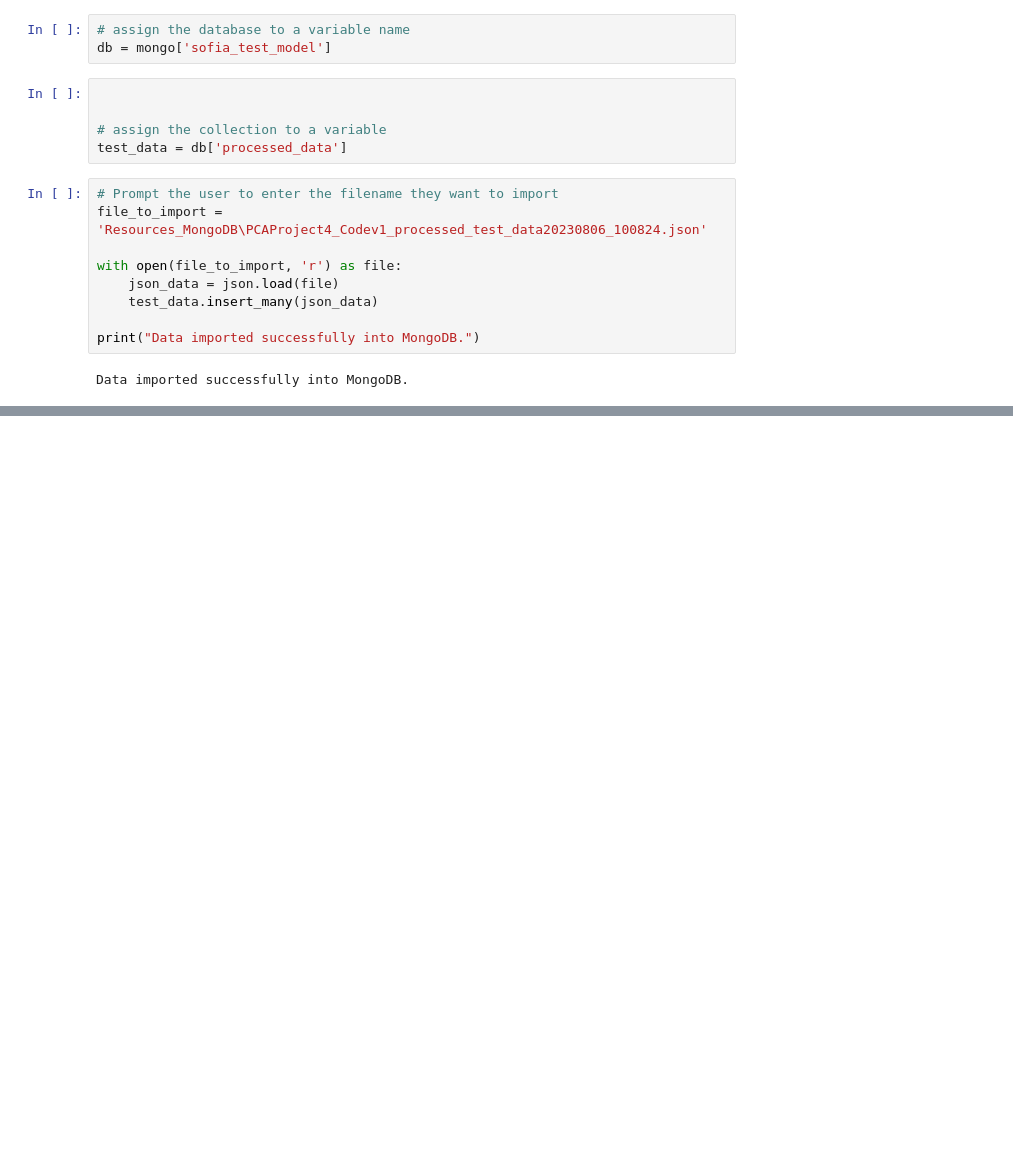
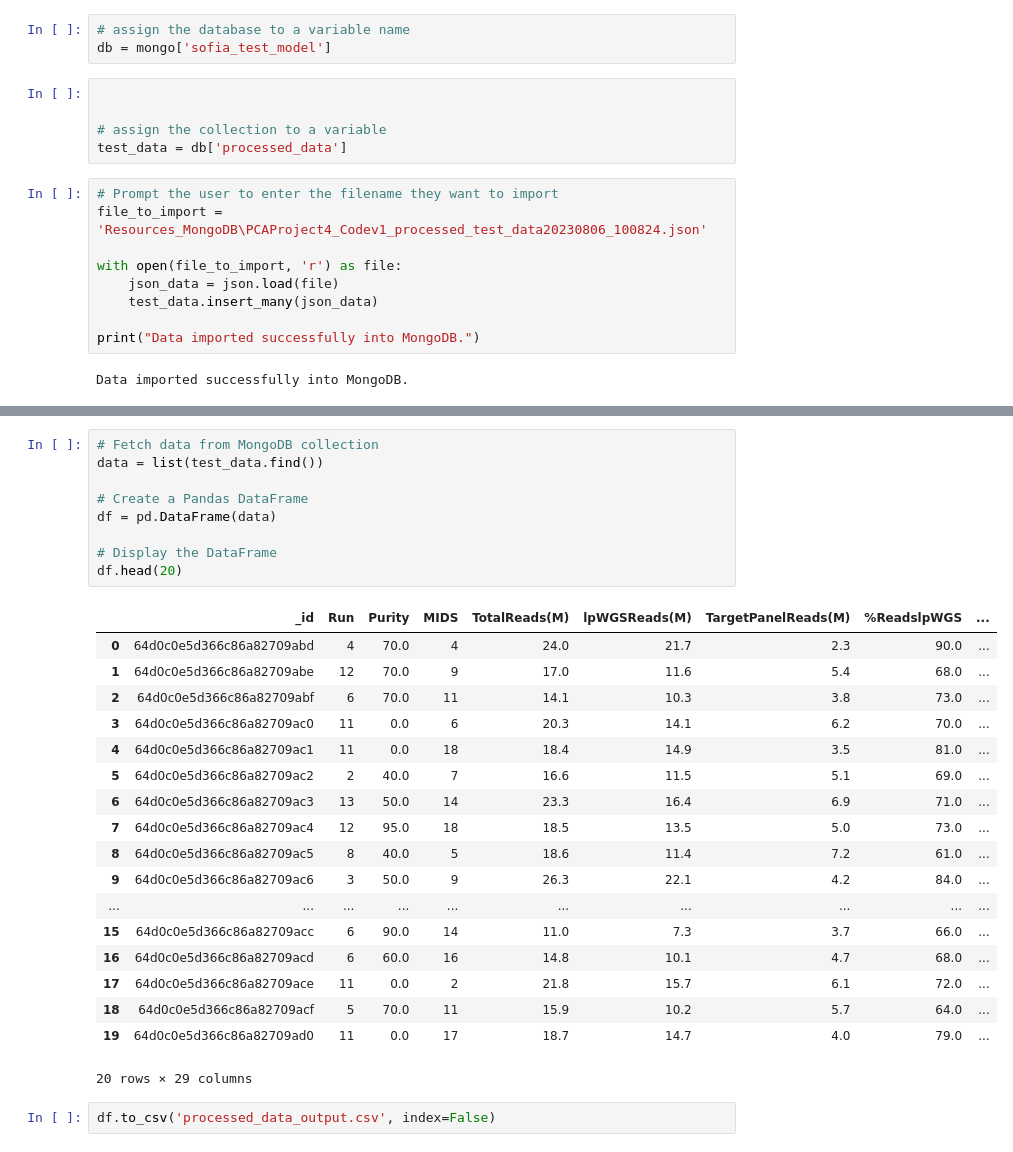
Before and after one commit to andrew-fellowes/project-four-testing-ovarian-cancer, a Jupyter notebook: Mongo_db_files-Roberto_Copy/python_db_processed_data.ipynb, the cells around one changed output, grey strips where cells are left out. Cells and saved outputs as stored; diff of their text form; blank space fills up the shorter version.

Commit message:
Outputs from Notebooks

```diff
--- a/Mongo_db_files-Roberto_Copy/python_db_processed_data.ipynb
+++ b/Mongo_db_files-Roberto_Copy/python_db_processed_data.ipynb
@@ -62,0 +63,30 @@ for document in test_data.find():
+# %%
+# Fetch data from MongoDB collection
+data = list(test_data.find())
+
+# Create a Pandas DataFrame
+df = pd.DataFrame(data)
+
+# Display the DataFrame
+df.head(20)
+# %% [output]
+|  | _id | Run | Purity | MIDS | TotalReads(M) | lpWGSReads(M) | TargetPanelReads(M) | %ReadslpWGS | ... |
+| 0 | 64d0c0e5d366c86a82709abd | 4 | 70.0 | 4 | 24.0 | 21.7 | 2.3 | 90.0 | ... |
+| 1 | 64d0c0e5d366c86a82709abe | 12 | 70.0 | 9 | 17.0 | 11.6 | 5.4 | 68.0 | ... |
+| 2 | 64d0c0e5d366c86a82709abf | 6 | 70.0 | 11 | 14.1 | 10.3 | 3.8 | 73.0 | ... |
+| 3 | 64d0c0e5d366c86a82709ac0 | 11 | 0.0 | 6 | 20.3 | 14.1 | 6.2 | 70.0 | ... |
+| 4 | 64d0c0e5d366c86a82709ac1 | 11 | 0.0 | 18 | 18.4 | 14.9 | 3.5 | 81.0 | ... |
+| 5 | 64d0c0e5d366c86a82709ac2 | 2 | 40.0 | 7 | 16.6 | 11.5 | 5.1 | 69.0 | ... |
+| 6 | 64d0c0e5d366c86a82709ac3 | 13 | 50.0 | 14 | 23.3 | 16.4 | 6.9 | 71.0 | ... |
+| 7 | 64d0c0e5d366c86a82709ac4 | 12 | 95.0 | 18 | 18.5 | 13.5 | 5.0 | 73.0 | ... |
+| 8 | 64d0c0e5d366c86a82709ac5 | 8 | 40.0 | 5 | 18.6 | 11.4 | 7.2 | 61.0 | ... |
+| 9 | 64d0c0e5d366c86a82709ac6 | 3 | 50.0 | 9 | 26.3 | 22.1 | 4.2 | 84.0 | ... |
+| ... | ... | ... | ... | ... | ... | ... | ... | ... | ... |
+| 15 | 64d0c0e5d366c86a82709acc | 6 | 90.0 | 14 | 11.0 | 7.3 | 3.7 | 66.0 | ... |
+| 16 | 64d0c0e5d366c86a82709acd | 6 | 60.0 | 16 | 14.8 | 10.1 | 4.7 | 68.0 | ... |
+| 17 | 64d0c0e5d366c86a82709ace | 11 | 0.0 | 2 | 21.8 | 15.7 | 6.1 | 72.0 | ... |
+| 18 | 64d0c0e5d366c86a82709acf | 5 | 70.0 | 11 | 15.9 | 10.2 | 5.7 | 64.0 | ... |
+| 19 | 64d0c0e5d366c86a82709ad0 | 11 | 0.0 | 17 | 18.7 | 14.7 | 4.0 | 79.0 | ... |
+20 rows × 29 columns
+# %%
+df.to_csv('processed_data_output.csv', index=False)
```
Also changed, not shown: parts of 2 cells of this notebook, 6 other files.
